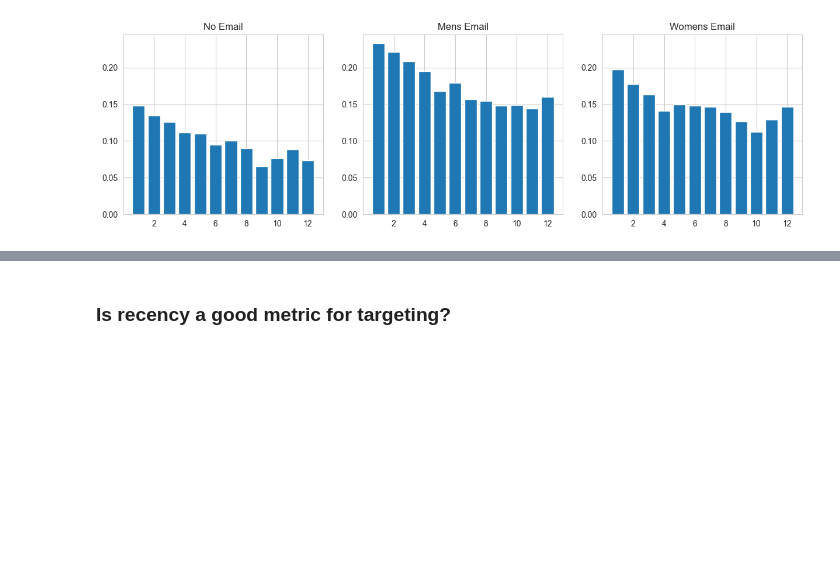
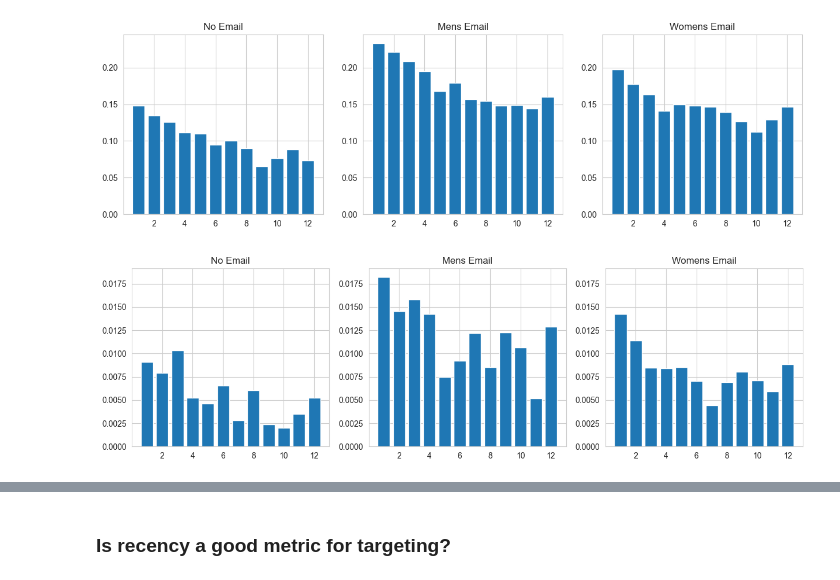
Before and after one commit to Fatemenamdar20/Project02-Customer-Analytics, a Jupyter notebook: Customer-Analytics.ipynb, the cells around one changed output, grey strips where cells are left out. Cells and saved outputs as stored; diff of their text form; code cells hidden in the pictures; blank space fills up the shorter version.

Commit message:
Recency analysis

```diff
--- a/Customer-Analytics.ipynb
+++ b/Customer-Analytics.ipynb
@@ -419,3 +417,28 @@ plt.title("Womens Email")
 plt.show()
 # %% [output]
 [figure]
+# %%
+plt.figure(figsize=(15,4))
+
+no_email = df[df["segment"] == "No E-Mail"]
+mens_email = df[df["segment"] == "Mens E-Mail"]
+womens_email = df[df["segment"] == "Womens E-Mail"]
+
+ax1 = plt.subplot(131)
+no_e = no_email.groupby("recency")["conversion"].mean()
+plt.bar(no_e.index.astype(int), no_e)
+plt.title("No Email")
+
+plt.subplot(132, sharey=ax1)
+mens_e = mens_email.groupby("recency")["conversion"].mean()
+plt.bar(mens_e.index.astype(int), mens_e)
+plt.title("Mens Email")
+
+plt.subplot(133, sharey=ax1)
+womens_e = womens_email.groupby("recency")["conversion"].mean()
+plt.bar(womens_e.index.astype(int), womens_e)
+plt.title("Womens Email")
+
+plt.show()
+# %% [output]
+[figure, added]
```
Also changed, not shown: parts of 2 cells of this notebook.
